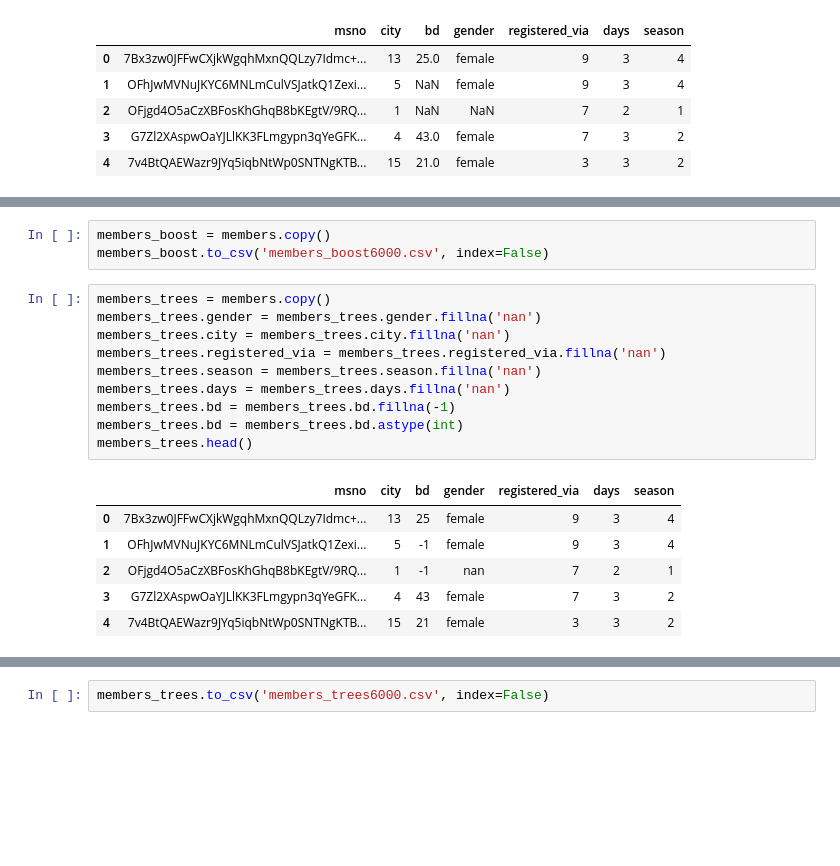
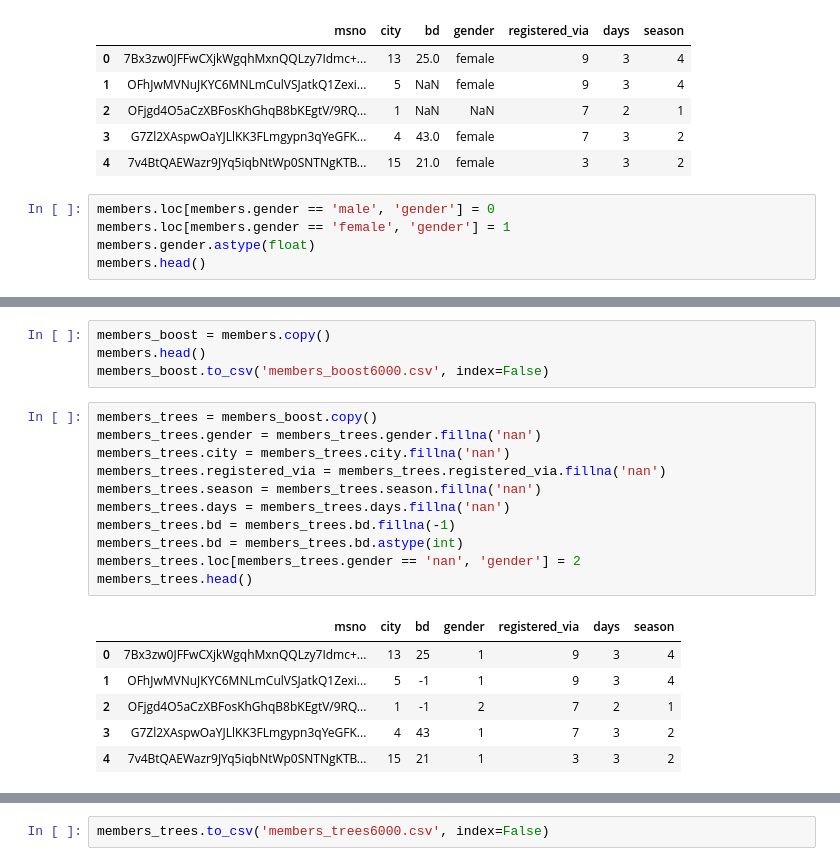
Before and after one commit to rimskiynikita/churn_prediction, a Jupyter notebook: PREPROCCESSING6000.ipynb, the cells around one changed output, grey strips where cells are left out. Saved outputs shown, nothing was run; the diff lists cells and outputs as text; blank space fills up the shorter version.

```diff
--- a/PREPROCCESSING6000.ipynb
+++ b/PREPROCCESSING6000.ipynb
@@ -261,3 +281,8 @@ members.head()
 | 2 | OFjgd4O5aCzXBFosKhGhqB8bKEgtV/9RQ... | 1 | NaN | NaN | 7 | 2 | 1 |
 | 3 | G7Zl2XAspwOaYJLlKK3FLmgypn3qYeGFK... | 4 | 43.0 | female | 7 | 3 | 2 |
 | 4 | 7v4BtQAEWazr9JYq5iqbNtWp0SNTNgKTB... | 15 | 21.0 | female | 3 | 3 | 2 |
+# %%
+members.loc[members.gender == 'male', 'gender'] = 0
+members.loc[members.gender == 'female', 'gender'] = 1
+members.gender.astype(float)
+members.head()
@@ -264,20 +307,22 @@ members.head()
 # %%
 members_boost = members.copy()
+members.head()
 members_boost.to_csv('members_boost6000.csv', index=False)
 # %%
-members_trees = members.copy()
+members_trees = members_boost.copy()
 members_trees.gender = members_trees.gender.fillna('nan')
 members_trees.city = members_trees.city.fillna('nan')
 members_trees.registered_via = members_trees.registered_via.fillna('nan')
 members_trees.season = members_trees.season.fillna('nan')
 members_trees.days = members_trees.days.fillna('nan')
 members_trees.bd = members_trees.bd.fillna(-1)
 members_trees.bd = members_trees.bd.astype(int)
+members_trees.loc[members_trees.gender == 'nan', 'gender'] = 2
 members_trees.head()
 # %% [output]
 |  | msno | city | bd | gender | registered_via | days | season |
-| 0 | 7Bx3zw0JFFwCXjkWgqhMxnQQLzy7Idmc+... | 13 | 25 | female | 9 | 3 | 4 |
-| 1 | OFhJwMVNuJKYC6MNLmCulVSJatkQ1Zexi... | 5 | -1 | female | 9 | 3 | 4 |
-| 2 | OFjgd4O5aCzXBFosKhGhqB8bKEgtV/9RQ... | 1 | -1 | nan | 7 | 2 | 1 |
-| 3 | G7Zl2XAspwOaYJLlKK3FLmgypn3qYeGFK... | 4 | 43 | female | 7 | 3 | 2 |
-| 4 | 7v4BtQAEWazr9JYq5iqbNtWp0SNTNgKTB... | 15 | 21 | female | 3 | 3 | 2 |
+| 0 | 7Bx3zw0JFFwCXjkWgqhMxnQQLzy7Idmc+... | 13 | 25 | 1 | 9 | 3 | 4 |
+| 1 | OFhJwMVNuJKYC6MNLmCulVSJatkQ1Zexi... | 5 | -1 | 1 | 9 | 3 | 4 |
+| 2 | OFjgd4O5aCzXBFosKhGhqB8bKEgtV/9RQ... | 1 | -1 | 2 | 7 | 2 | 1 |
+| 3 | G7Zl2XAspwOaYJLlKK3FLmgypn3qYeGFK... | 4 | 43 | 1 | 7 | 3 | 2 |
+| 4 | 7v4BtQAEWazr9JYq5iqbNtWp0SNTNgKTB... | 15 | 21 | 1 | 3 | 3 | 2 |
```
Also changed, not shown: parts of 13 cells of this notebook, 7 other files.
